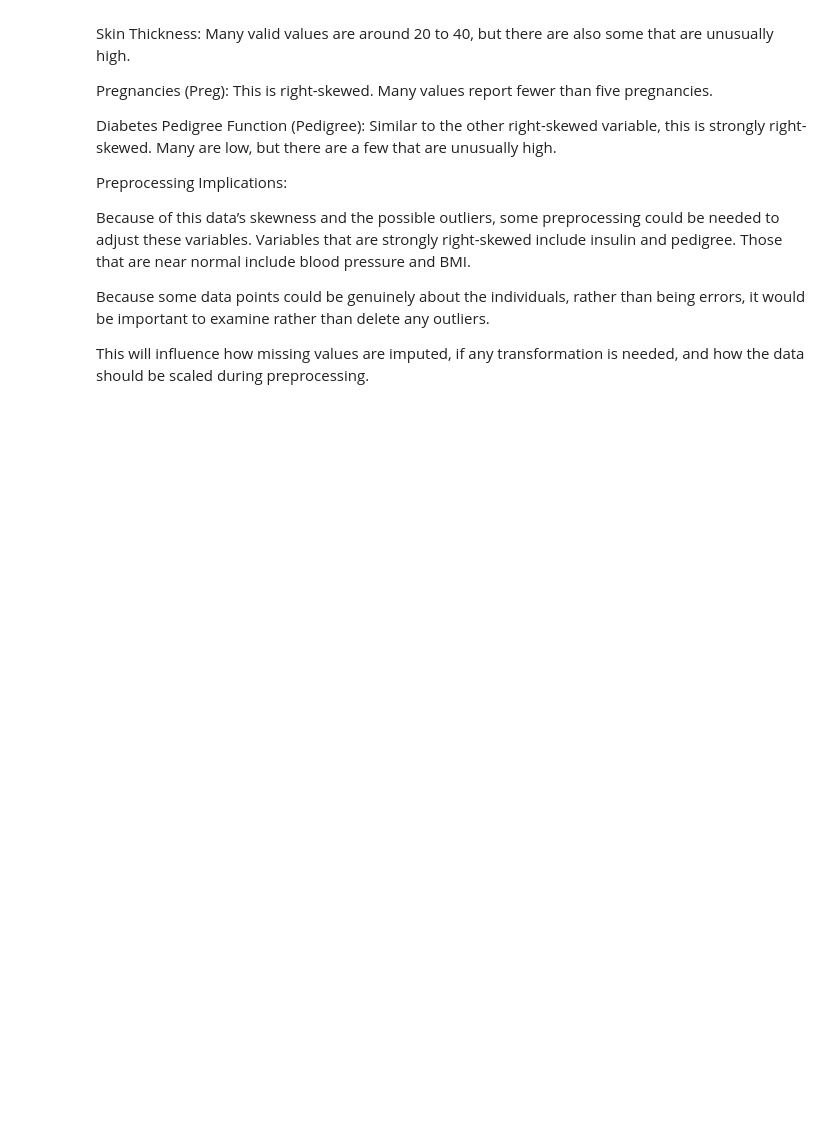
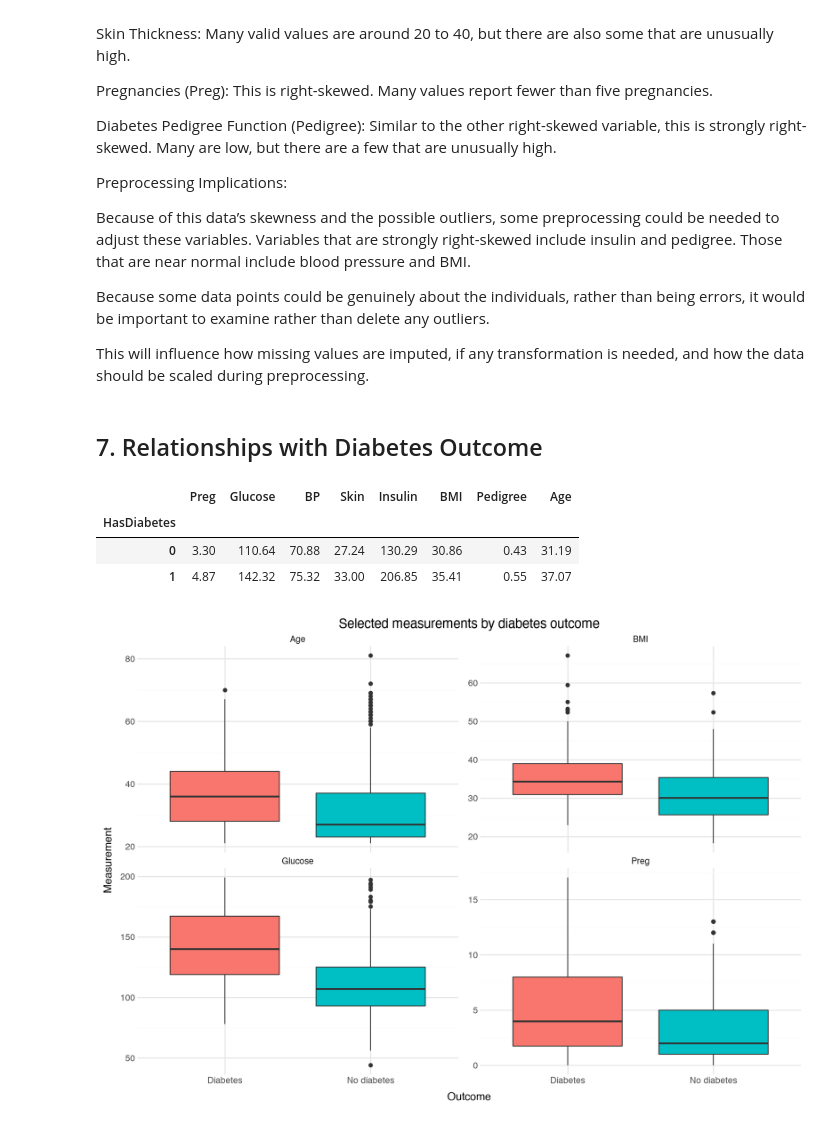
Before and after one commit to cchung3231/CPSC-483-Project, a Jupyter notebook: exploratory_analysis.ipynb, the cells around one changed output. Saved outputs shown, nothing was run; the diff lists cells and outputs as text; code cells hidden in the pictures; blank space fills up the shorter version.

Commit message:
Compated diabetes outcomes with variables in section 7 pf exploratory analysis with boxplots to visualize data

```diff
--- a/exploratory_analysis.ipynb
+++ b/exploratory_analysis.ipynb
@@ -289,3 +289,28 @@ Because of this data’s skewness and the possible outliers, some preprocessing
 Because some data points could be genuinely about the individuals, rather than being errors, it would be important to examine rather than delete any outliers.
 
 This will influence how missing values are imputed, if any transformation is needed, and how the data should be scaled during preprocessing.
+# %% [markdown]
+## 7. Relationships with Diabetes Outcome
+# %%
+# Mean predictor values for each diabetes outcome (zeros already treated as missing)
+comparison = df_eda.groupby("HasDiabetes")[features].mean().round(2)
+display(comparison)
+# %% [output]
+|  | Preg | Glucose | BP | Skin | Insulin | BMI | Pedigree | Age |
+| HasDiabetes |  |  |  |  |  |  |  |  |
+| 0 | 3.30 | 110.64 | 70.88 | 27.24 | 130.29 | 30.86 | 0.43 | 31.19 |
+| 1 | 4.87 | 142.32 | 75.32 | 33.00 | 206.85 | 35.41 | 0.55 | 37.07 |
+# %%
+# Outcome-group comparison for selected features using plotnine
+selected_features = ["Glucose", "BMI", "Age", "Preg"]
+plot_data = df_eda.melt(id_vars="HasDiabetes", value_vars=selected_features,
+                        var_name="Feature", value_name="Value")
+# %%
+plot_data["HasDiabetes"] = plot_data["HasDiabetes"].map({0: "No diabetes", 1: "Diabetes"})
+(ggplot(plot_data, aes(x="HasDiabetes", y="Value", fill="HasDiabetes"))
+ + geom_boxplot(show_legend=False)
+ + facet_wrap("~Feature", scales="free_y", ncol=2)
+ + labs(title="Selected measurements by diabetes outcome", x="Outcome", y="Measurement")
+ + theme_minimal() + theme(figure_size=(10, 7)))
+# %% [output]
+[figure, added]
```
